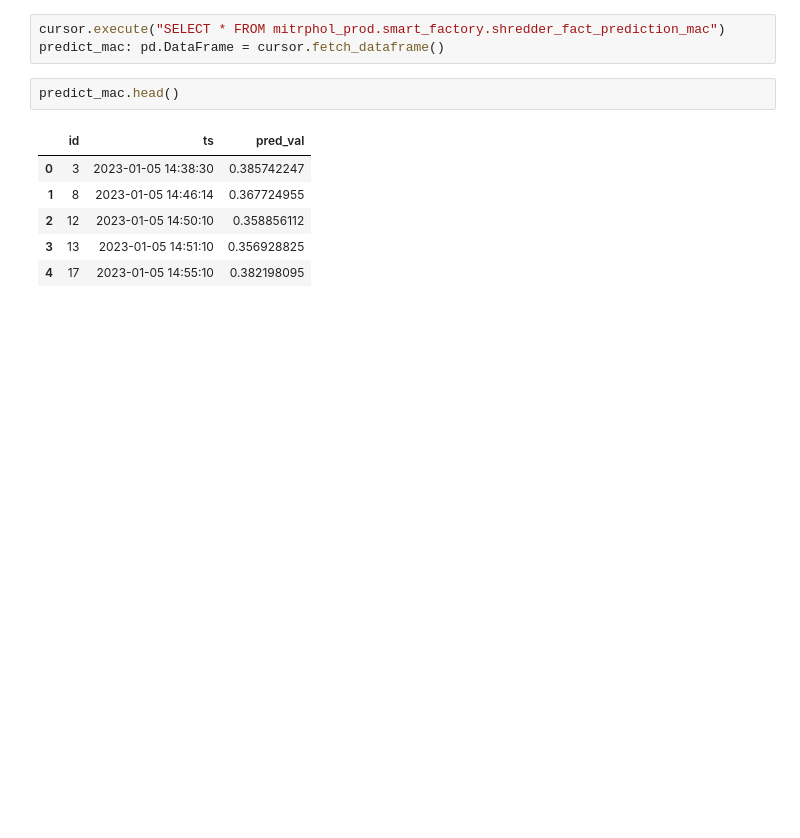
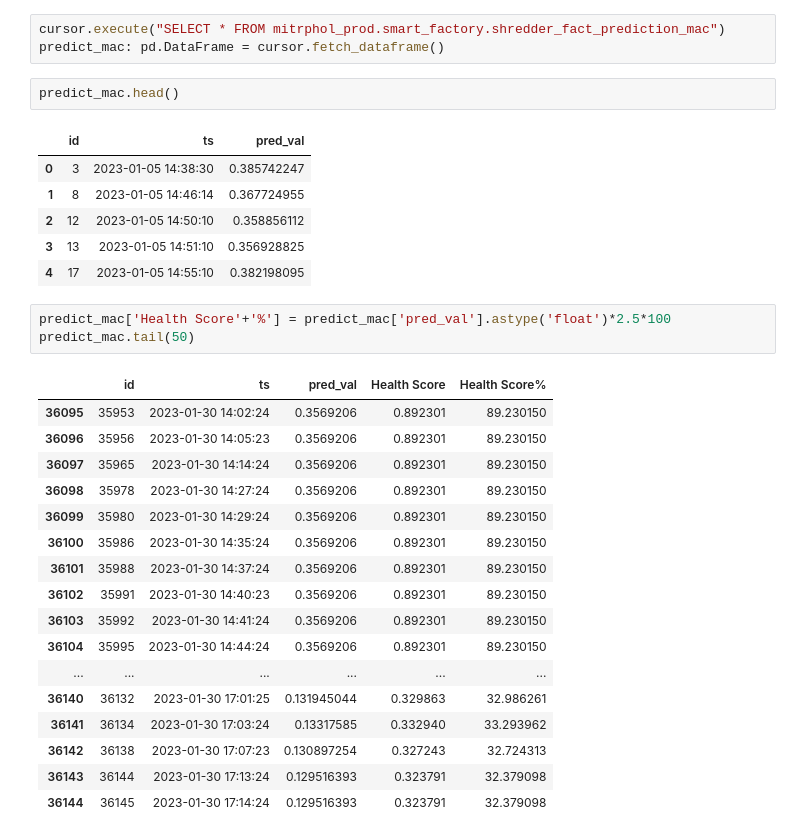
Before and after one commit to suriya43426/predictive-maintenance-streamlit-blog, a Jupyter notebook: read_data_from_redshift.ipynb, the cells around one changed output. Cells and saved outputs as stored; diff of their text form; blank space fills up the shorter version.

```diff
--- a/read_data_from_redshift.ipynb
+++ b/read_data_from_redshift.ipynb
@@ -75,3 +80,24 @@ predict_mac.head()
 | 2 | 12 | 2023-01-05 14:50:10 | 0.358856112 |
 | 3 | 13 | 2023-01-05 14:51:10 | 0.356928825 |
 | 4 | 17 | 2023-01-05 14:55:10 | 0.382198095 |
+# %%
+predict_mac['Health Score'+'%'] = predict_mac['pred_val'].astype('float')*2.5*100
+predict_mac.tail(50)
+# %% [output]
+|  | id | ts | pred_val | Health Score | Health Score% |
+| 36095 | 35953 | 2023-01-30 14:02:24 | 0.3569206 | 0.892301 | 89.230150 |
+| 36096 | 35956 | 2023-01-30 14:05:23 | 0.3569206 | 0.892301 | 89.230150 |
+| 36097 | 35965 | 2023-01-30 14:14:24 | 0.3569206 | 0.892301 | 89.230150 |
+| 36098 | 35978 | 2023-01-30 14:27:24 | 0.3569206 | 0.892301 | 89.230150 |
+| 36099 | 35980 | 2023-01-30 14:29:24 | 0.3569206 | 0.892301 | 89.230150 |
+| 36100 | 35986 | 2023-01-30 14:35:24 | 0.3569206 | 0.892301 | 89.230150 |
+| 36101 | 35988 | 2023-01-30 14:37:24 | 0.3569206 | 0.892301 | 89.230150 |
+| 36102 | 35991 | 2023-01-30 14:40:23 | 0.3569206 | 0.892301 | 89.230150 |
+| 36103 | 35992 | 2023-01-30 14:41:24 | 0.3569206 | 0.892301 | 89.230150 |
+| 36104 | 35995 | 2023-01-30 14:44:24 | 0.3569206 | 0.892301 | 89.230150 |
+| ... | ... | ... | ... | ... | ... |
+| 36140 | 36132 | 2023-01-30 17:01:25 | 0.131945044 | 0.329863 | 32.986261 |
+| 36141 | 36134 | 2023-01-30 17:03:24 | 0.13317585 | 0.332940 | 33.293962 |
+| 36142 | 36138 | 2023-01-30 17:07:23 | 0.130897254 | 0.327243 | 32.724313 |
+| 36143 | 36144 | 2023-01-30 17:13:24 | 0.129516393 | 0.323791 | 32.379098 |
+| 36144 | 36145 | 2023-01-30 17:14:24 | 0.129516393 | 0.323791 | 32.379098 |
```
Also changed, not shown: parts of 8 cells of this notebook, 6 other files.
